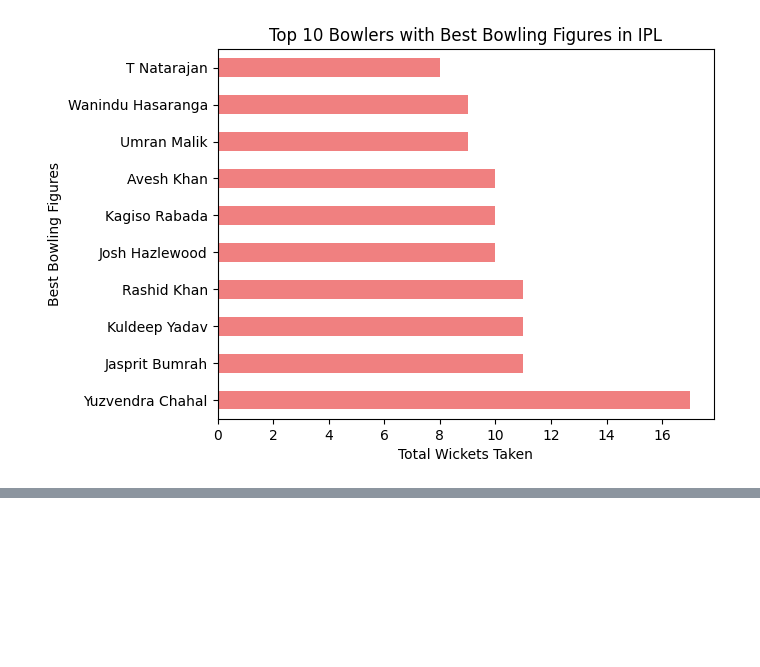
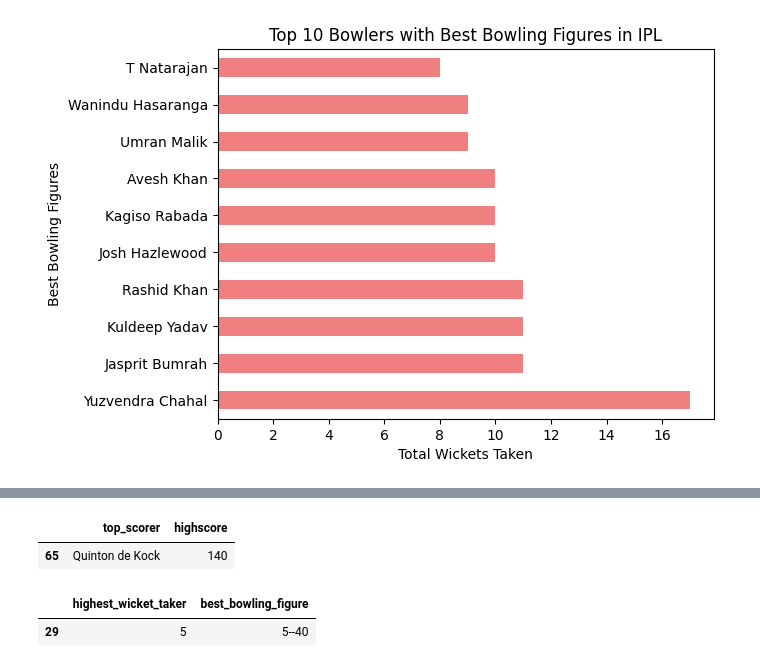
Before and after one commit to laxmansharma1811/Feature_Extraction_Project, a Jupyter notebook: ipl_capstone.ipynb, the cells around one changed output, grey strips where cells are left out. Saved outputs shown, nothing was run; the diff lists cells and outputs as text; code cells hidden in the pictures; blank space fills up the shorter version.

```diff
--- a/ipl_capstone.ipynb
+++ b/ipl_capstone.ipynb
@@ -167,0 +206,10 @@ Text(0.5, 1.0, 'Top 10 Bowlers with Best Bowling Figures in IPL')
+# %%
+df[df['highscore'] == df['highscore'].max()][['top_scorer', 'highscore']]
+# %% [output]
+|  | top_scorer | highscore |
+| 65 | Quinton de Kock | 140 |
+# %%
+df[df['best_bowling_figure'] == df['best_bowling_figure'].max()][['highest_wicket_taker', 'best_bowling_figure']]
+# %% [output]
+|  | highest_wicket_taker | best_bowling_figure |
+| 29 | 5 | 5--40 |
```
Also changed, not shown: parts of 5 cells of this notebook.
